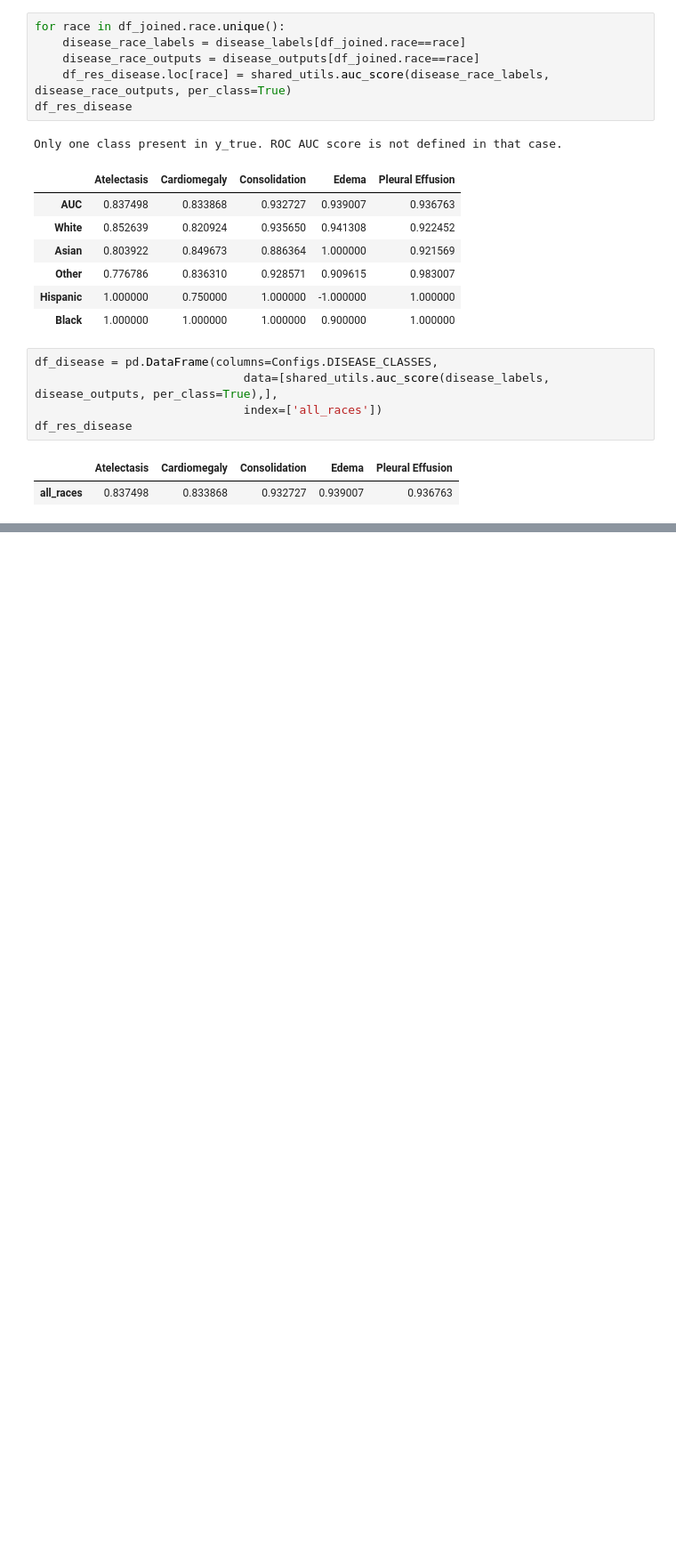
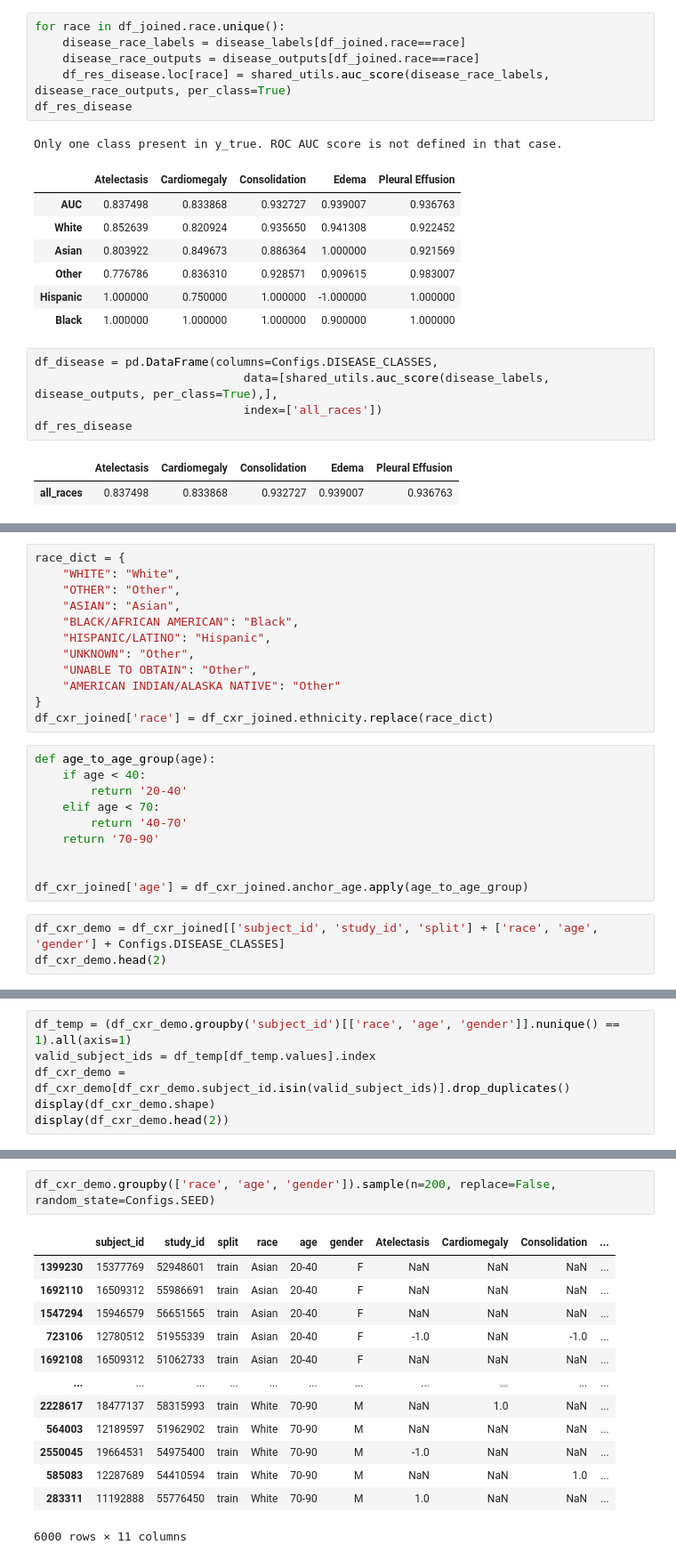
Before and after one commit to SharonPeled/racial-effect-in-radiographs-interpretation, a Jupyter notebook: evaluation.ipynb, the cells around one changed output, grey strips where cells are left out. Shown: that part at 89% size. Saved outputs shown, nothing was run; the diff lists cells and outputs as text; blank space fills up the shorter version.

```diff
--- a/evaluation.ipynb
+++ b/evaluation.ipynb
@@ -248,0 +304,25 @@ df_res_disease
+# %%
+race_dict = {
+    "WHITE": "White",
+    "OTHER": "Other",
+    "ASIAN": "Asian",
+    "BLACK/AFRICAN AMERICAN": "Black",
+    "HISPANIC/LATINO": "Hispanic",
+    "UNKNOWN": "Other",
+    "UNABLE TO OBTAIN": "Other",
+    "AMERICAN INDIAN/ALASKA NATIVE": "Other"
+}
+df_cxr_joined['race'] = df_cxr_joined.ethnicity.replace(race_dict)
+# %%
+def age_to_age_group(age):
+    if age < 40:
+        return '20-40'
+    elif age < 70:
+        return '40-70'
+    return '70-90'
+
+
+df_cxr_joined['age'] = df_cxr_joined.anchor_age.apply(age_to_age_group)
+# %%
+df_cxr_demo = df_cxr_joined[['subject_id', 'study_id', 'split'] + ['race', 'age', 'gender'] + Configs.DISEASE_CLASSES]
+df_cxr_demo.head(2)
@@ -248,0 +333,6 @@ df_res_disease
+# %%
+df_temp = (df_cxr_demo.groupby('subject_id')[['race', 'age', 'gender']].nunique() == 1).all(axis=1)
+valid_subject_ids = df_temp[df_temp.values].index
+df_cxr_demo = df_cxr_demo[df_cxr_demo.subject_id.isin(valid_subject_ids)].drop_duplicates()
+display(df_cxr_demo.shape)
+display(df_cxr_demo.head(2))
@@ -248,0 +390,16 @@ df_res_disease
+# %%
+df_cxr_demo.groupby(['race', 'age', 'gender']).sample(n=200, replace=False, random_state=Configs.SEED)
+# %% [output]
+|  | subject_id | study_id | split | race | age | gender | Atelectasis | Cardiomegaly | Consolidation | ... |
+| 1399230 | 15377769 | 52948601 | train | Asian | 20-40 | F | NaN | NaN | NaN | ... |
+| 1692110 | 16509312 | 55986691 | train | Asian | 20-40 | F | NaN | NaN | NaN | ... |
+| 1547294 | 15946579 | 56651565 | train | Asian | 20-40 | F | NaN | NaN | NaN | ... |
+| 723106 | 12780512 | 51955339 | train | Asian | 20-40 | F | -1.0 | NaN | -1.0 | ... |
+| 1692108 | 16509312 | 51062733 | train | Asian | 20-40 | F | NaN | NaN | NaN | ... |
+| ... | ... | ... | ... | ... | ... | ... | ... | ... | ... | ... |
+| 2228617 | 18477137 | 58315993 | train | White | 70-90 | M | NaN | 1.0 | NaN | ... |
+| 564003 | 12189597 | 51962902 | train | White | 70-90 | M | NaN | NaN | NaN | ... |
+| 2550045 | 19664531 | 54975400 | train | White | 70-90 | M | -1.0 | NaN | NaN | ... |
+| 585083 | 12287689 | 54410594 | train | White | 70-90 | M | NaN | NaN | 1.0 | ... |
+| 283311 | 11192888 | 55776450 | train | White | 70-90 | M | 1.0 | NaN | NaN | ... |
+6000 rows × 11 columns
```
Also changed, not shown: parts of 19 cells of this notebook, 8 other files.
